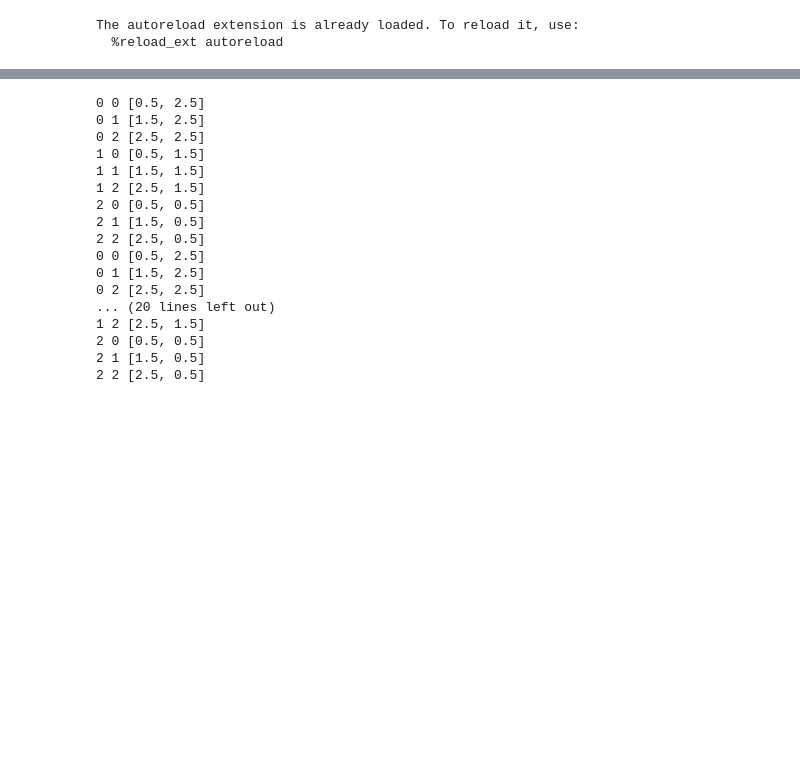
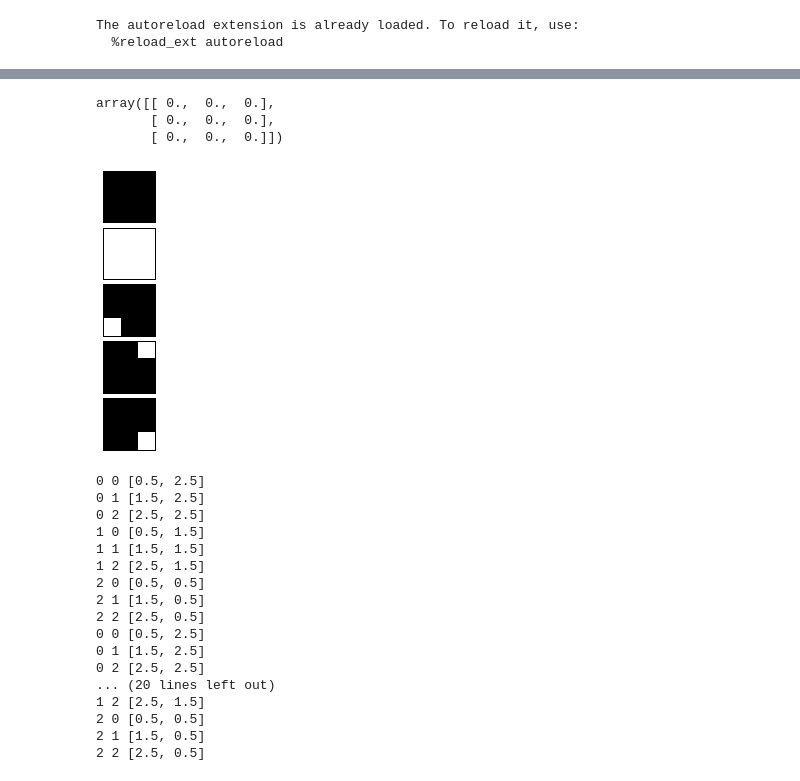
Before and after one commit to nareto/BPV, a Jupyter notebook: notebooks/plot9-mostprobablepixelpatterns.ipynb, the cells around one changed output, grey strips where cells are left out. Drawn from its saved outputs; the diff is of its cells as text; code cells hidden in the pictures; blank space fills up the shorter version.

```diff
--- a/notebooks/plot9-mostprobablepixelpatterns.ipynb
+++ b/notebooks/plot9-mostprobablepixelpatterns.ipynb
@@ -43,12 +43,22 @@ df.df
 512 rows × 4 columns
+# %%
+np.zeros((3,3))
+# %% [output]
+array([[ 0.,  0.,  0.],
+       [ 0.,  0.,  0.],
+       [ 0.,  0.,  0.]])
 # %%
+#matplotlib.style.use('ggplot')
+
 fig, axes = plt.subplots(5,1,figsize=(5, 5),
                          subplot_kw={'xticks': [], 'yticks': []})
 fig.subplots_adjust(hspace=0.1, wspace=0.01)
-for ax, matrix in zip(axes.flat,df.df.ix[0:4]['pattern-matrix']):
-    ax.imshow(matrix,cmap=plt.cm.gray,interpolation='nearest')
+for ax, matrix in zip(axes.flat,df.df.ix[:4]['pattern-matrix']):
+    ax.imshow(matrix,cmap=plt.cm.gray,interpolation='nearest', vmin=0,vmax=1)
 #plt.savefig("/home/renato/tmp/1.png")
 plt.show()
+# %% [output]
+[figure, added]
 # %%
 #FAILED ATTEMPT #1
 fig =plt.figure(figsize=(10,6))
```
Also changed, not shown: parts of 3 cells of this notebook, 2 other files.
